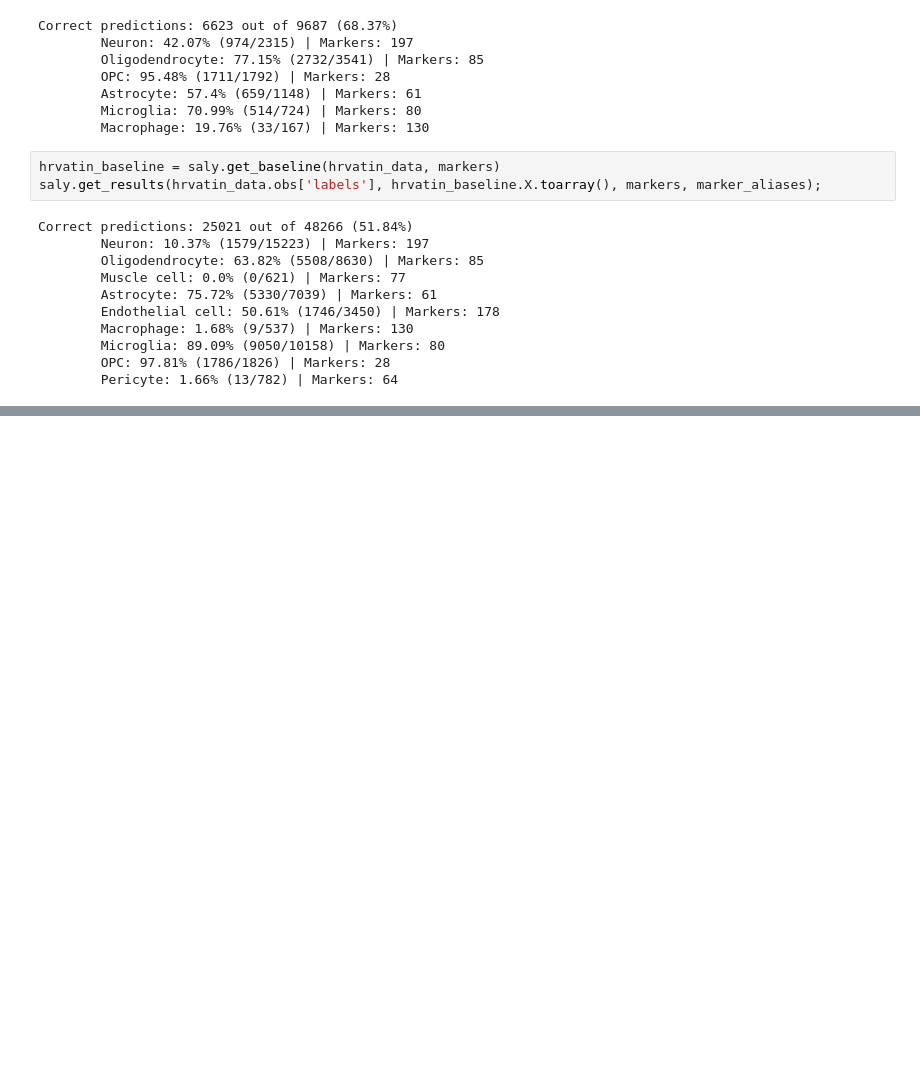
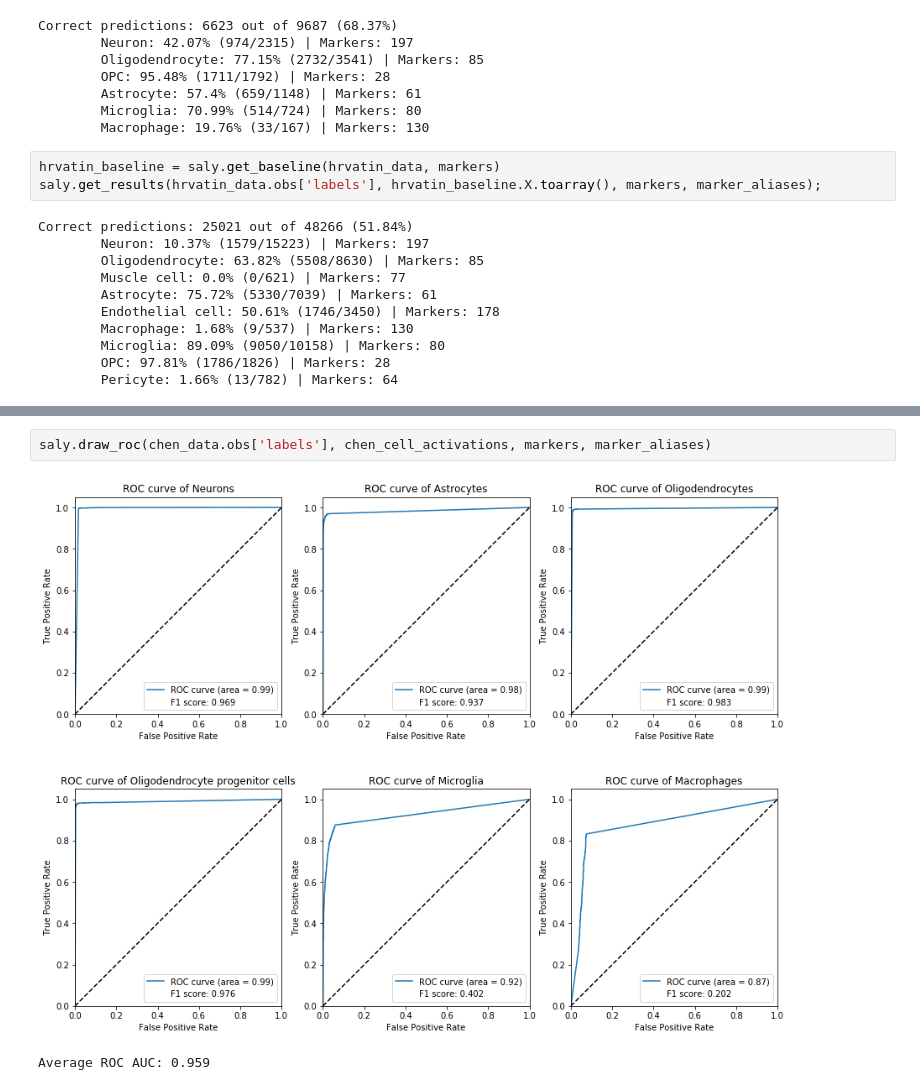
Before and after one commit to LongarMD/MarkerGenes, a Jupyter notebook: Experiments/Experiment1_Brain.ipynb, the cells around one changed output, grey strips where cells are left out. Cells and saved outputs as stored; diff of their text form; blank space fills up the shorter version.

```diff
--- a/Experiments/Experiment1_Brain.ipynb
+++ b/Experiments/Experiment1_Brain.ipynb
@@ -166,0 +166,5 @@ saly.draw_embedding(chen_cell_activations, chen_data.obs['labels'], tsne, colour
+# %%
+saly.draw_roc(chen_data.obs['labels'], chen_cell_activations, markers, marker_aliases)
+# %% [output]
+[figure, added]
+Average ROC AUC: 0.959
```
Also changed, not shown: parts of 8 cells of this notebook, 9 other files.
